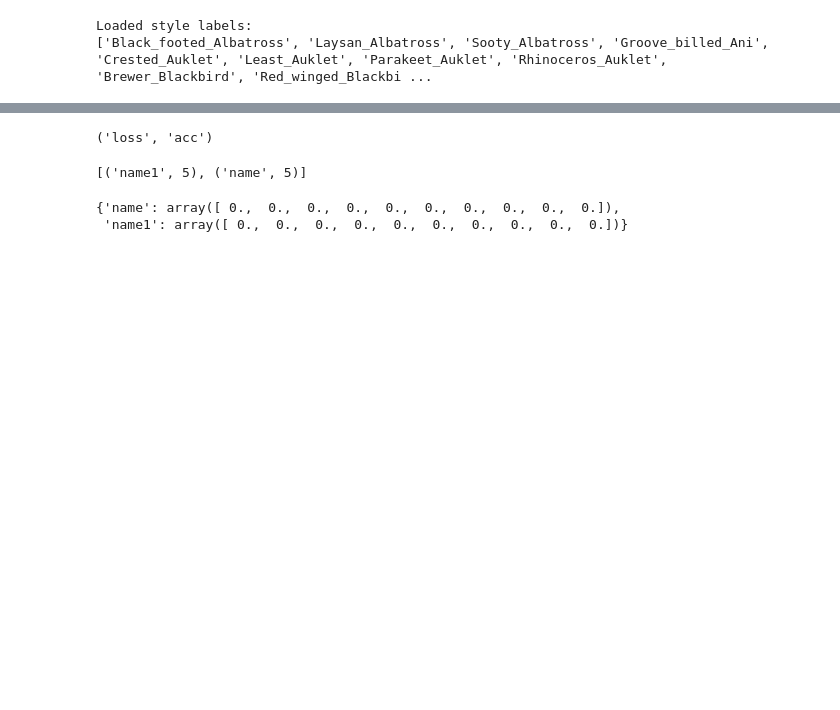
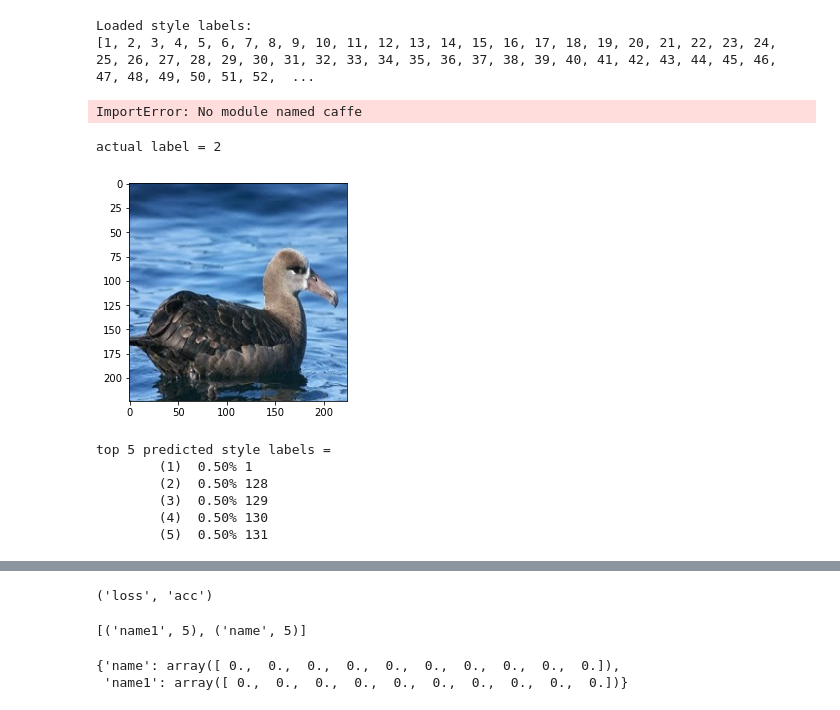
Before and after one commit to ybdong/paper, a Jupyter notebook: fine_grained.ipynb, the cells around one changed output, grey strips where cells are left out. Drawn from its saved outputs; the diff is of its cells as text; code cells hidden in the pictures; blank space fills up the shorter version.

```diff
--- a/fine_grained.ipynb
+++ b/fine_grained.ipynb
@@ -34,12 +34,13 @@ import os
 weights = os.path.join(caffe_root, 'models/VGG_ILSVRC_16_layers/VGG_ILSVRC_16_layers.caffemodel')
 assert os.path.exists(weights)
 # %%
-full_dataset = False
-if full_dataset:
-    NUM_STYLE_IMAGES = NUM_STYLE_LABELS = -1
-else:
-    NUM_STYLE_IMAGES =2005
-    NUM_STYLE_LABELS = 30
+# full_dataset = True
+# if full_dataset:
+#     NUM_STYLE_IMAGES = NUM_STYLE_LABELS = -1
+# else:
+#     NUM_STYLE_IMAGES =2005
+#     NUM_STYLE_LABELS = 5
+NUM_STYLE_LABELS = 200
 # Load ImageNet labels to imagenet_labels
 # imagenet_label_file = caffe_root + 'data/ilsvrc12/synset_words.txt'
 # imagenet_labels = list(np.loadtxt(imagenet_label_file, str, delimiter='\t'))
@@ -47,16 +48,19 @@ else:
 # print 'Loaded ImageNet labels:\n', '\n'.join(imagenet_labels[:10] + ['...'])
 
 # Load style labels to style_labels
-style_label_file = caffe_root + 'data/bird_classification/classes.txt'
-t=np.loadtxt(style_label_file, str, delimiter='\t')
-style_labels =[t[i].split('.')[1] for i in range(200)]
+#list1=[71,72,94,148,161]
+style_labels=range(1,201)
+# style_label_file = caffe_root + 'data/bird_classification/classes.txt'
+# t=np.loadtxt(style_label_file, str, delimiter='\t')
+
+# style_labels =[t[i].split('.')[1] for i in range(len(t))]
 # style_labels =list(np.loadtxt(style_label_file, str, delimiter='\t'))
-if NUM_STYLE_LABELS > 0:
-    style_labels = style_labels[:NUM_STYLE_LABELS]
+# if NUM_STYLE_LABELS > 0:
+#     style_labels = style_labels[:NUM_STYLE_LABELS]
 print '\nLoaded style labels:\n',style_labels
 # %% [output]
 Loaded style labels:
-['Black_footed_Albatross', 'Laysan_Albatross', 'Sooty_Albatross', 'Groove_billed_Ani', 'Crested_Auklet', 'Least_Auklet', 'Parakeet_Auklet', 'Rhinoceros_Auklet', 'Brewer_Blackbird', 'Red_winged_Blackbi ...
+[1, 2, 3, 4, 5, 6, 7, 8, 9, 10, 11, 12, 13, 14, 15, 16, 17, 18, 19, 20, 21, 22, 23, 24, 25, 26, 27, 28, 29, 30, 31, 32, 33, 34, 35, 36, 37, 38, 39, 40, 41, 42, 43, 44, 45, 46, 47, 48, 49, 50, 51, 52,  ...
 # %%
 from caffe import layers as L
 from caffe import params as P
@@ -134,6 +138,8 @@ def caffenet(data, label=None, train=True, num_classes=1000,
         n.loss = L.SoftmaxWithLoss(fc8, n.label)
         n.acc = L.Accuracy(fc8, n.label)
     # write the net to a temporary file and return its filename
-    with open('../models/VGG_ILSVRC_16_layers/train_val.prototxt', "w")as f:
+    with open('../models/finetune_bird_recognition/train_val.prototxt', "w")as f:
         f.write(str(n.to_proto()))
         return f.name
+# %% [output]
+ImportError: No module named caffe
@@ -146,7 +156,7 @@ def caffenet(data, label=None, train=True, num_classes=1000,
 def style_net(train=True, learn_all=False, subset=None):
     if subset is None:
         subset = 'train' if train else 'test'
-    source = caffe_root + 'data/bird_classification/%s.txt' % subset
+    source = caffe_root + 'data/bird_classification/%s_all.txt' % subset
     transform_param = dict(mirror=train, crop_size=224,
         mean_file=caffe_root + 'data/ilsvrc12/imagenet_mean.binaryproto')
     style_data, style_label = L.ImageData(
@@ -178,11 +188,29 @@ def disp_imagenet_preds(net, image):
 
 def disp_style_preds(net, image):
     disp_preds(net, image, style_labels, name='style')
+# %%
+untrained_style_net = caffe.Net(style_net(train=False, subset='train'),
+                                weights, caffe.TEST)
+untrained_style_net.forward()
+style_data_batch = untrained_style_net.blobs['data'].data.copy()
+style_label_batch = np.array(untrained_style_net.blobs['label'].data, dtype=np.int32)
 # %%
-# batch_index = 10
-# image = style_data_batch[batch_index]
-# plt.imshow(deprocess_net_image(image))
-# print 'actual label =', style_labels[style_label_batch[batch_index]]
+batch_index = 10
+image = style_data_batch[batch_index]
+plt.imshow(deprocess_net_image(image))
+print 'actual label =', style_labels[style_label_batch[batch_index]]
+# %% [output]
+actual label = 2
+[figure, added]
+# %%
+disp_style_preds(untrained_style_net, image)
+# %% [output]
+top 5 predicted style labels =
+        (1)  0.50% 1
+        (2)  0.50% 128
+        (3)  0.50% 129
+        (4)  0.50% 130
+        (5)  0.50% 131
 # %%
 # disp_imagenet_preds(imagenet_net, image)
 # %%
```
Also changed, not shown: parts of 15 cells of this notebook.
